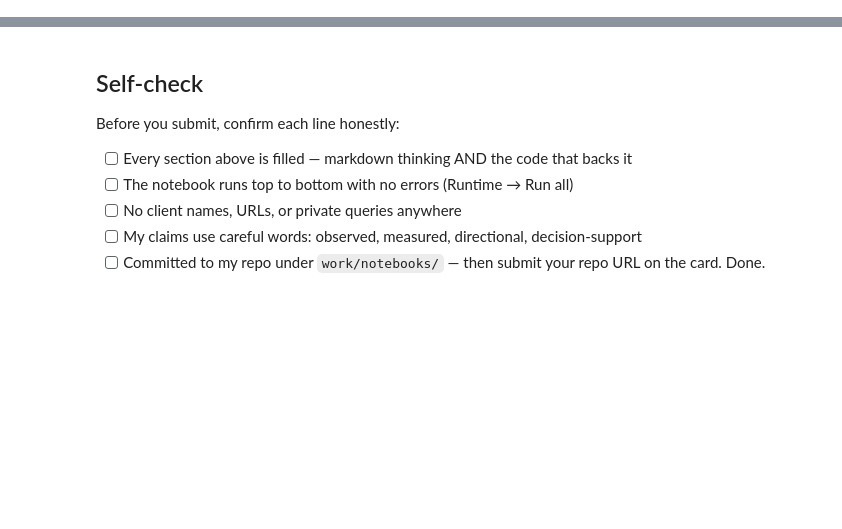
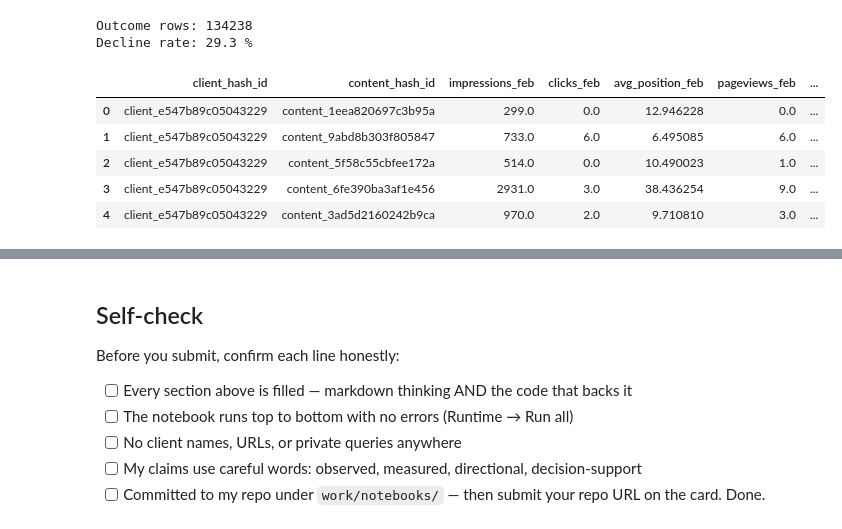
Before and after one commit to vxsnth/Machine_learning, a Jupyter notebook: work/notebooks/w03_data_contract.ipynb, the cells around one changed output, grey strips where cells are left out. Drawn from its saved outputs; the diff is of its cells as text; code cells hidden in the pictures; blank space fills up the shorter version.

```diff
--- a/work/notebooks/w03_data_contract.ipynb
+++ b/work/notebooks/w03_data_contract.ipynb
@@ -36,0 +182,66 @@ This skeleton is yours to fill. Work the sections **in order** — each one has
+# %%
+# Create the February baseline
+feb_base = con.sql(f"""
+SELECT
+    client_hash_id,
+    content_hash_id,
+    SUM(gsc_impressions) AS impressions_feb
+FROM {FEB}
+WHERE gsc_data_available IS TRUE
+GROUP BY
+    client_hash_id,
+    content_hash_id
+""").df()
+
+# Create the March outcome
+mar_outcome = con.sql(f"""
+SELECT
+    client_hash_id,
+    content_hash_id,
+    SUM(gsc_impressions) AS impressions_mar
+FROM {MAR}
+WHERE gsc_data_available IS TRUE
+GROUP BY
+    client_hash_id,
+    content_hash_id
+""").df()
+
+# Join February and March
+outcomes = feb_base.merge(
+    mar_outcome,
+    on=["client_hash_id", "content_hash_id"],
+    how="inner"
+)
+
+# Define the future decline label
+outcomes["decline_label"] = (
+    outcomes["impressions_mar"] < outcomes["impressions_feb"]
+).astype(int)
+
+print("Outcome rows:", len(outcomes))
+print("Decline rate:", round(outcomes["decline_label"].mean() * 100, 1), "%")
+# %% [output]
+Outcome rows: 134238
+Decline rate: 29.3 %
+# %%
+leaky_frame = features.merge(
+    outcomes[
+        [
+            "client_hash_id",
+            "content_hash_id",
+            "impressions_mar",
+            "decline_label"
+        ]
+    ],
+    on=["client_hash_id", "content_hash_id"],
+    how="inner"
+)
+
+leaky_frame.head()
+# %% [output]
+|  | client_hash_id | content_hash_id | impressions_feb | clicks_feb | avg_position_feb | pageviews_feb | ... |
+| 0 | client_e547b89c05043229 | content_1eea820697c3b95a | 299.0 | 0.0 | 12.946228 | 0.0 | ... |
+| 1 | client_e547b89c05043229 | content_9abd8b303f805847 | 733.0 | 6.0 | 6.495085 | 6.0 | ... |
+| 2 | client_e547b89c05043229 | content_5f58c55cbfee172a | 514.0 | 0.0 | 10.490023 | 1.0 | ... |
+| 3 | client_e547b89c05043229 | content_6fe390ba3af1e456 | 2931.0 | 3.0 | 38.436254 | 9.0 | ... |
+| 4 | client_e547b89c05043229 | content_3ad5d2160242b9ca | 970.0 | 2.0 | 9.710810 | 3.0 | ... |
```
Also changed, not shown: parts of 26 cells of this notebook.
